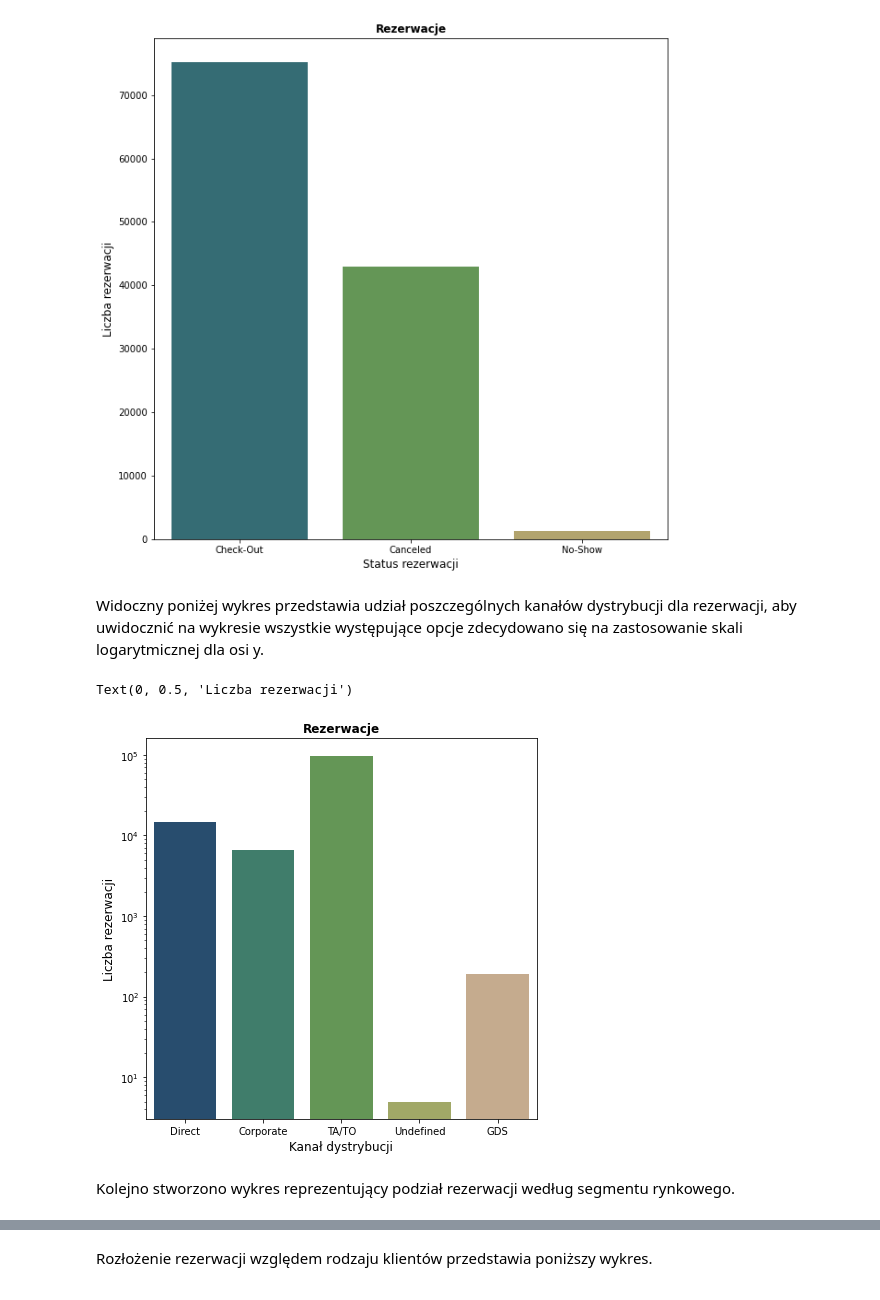
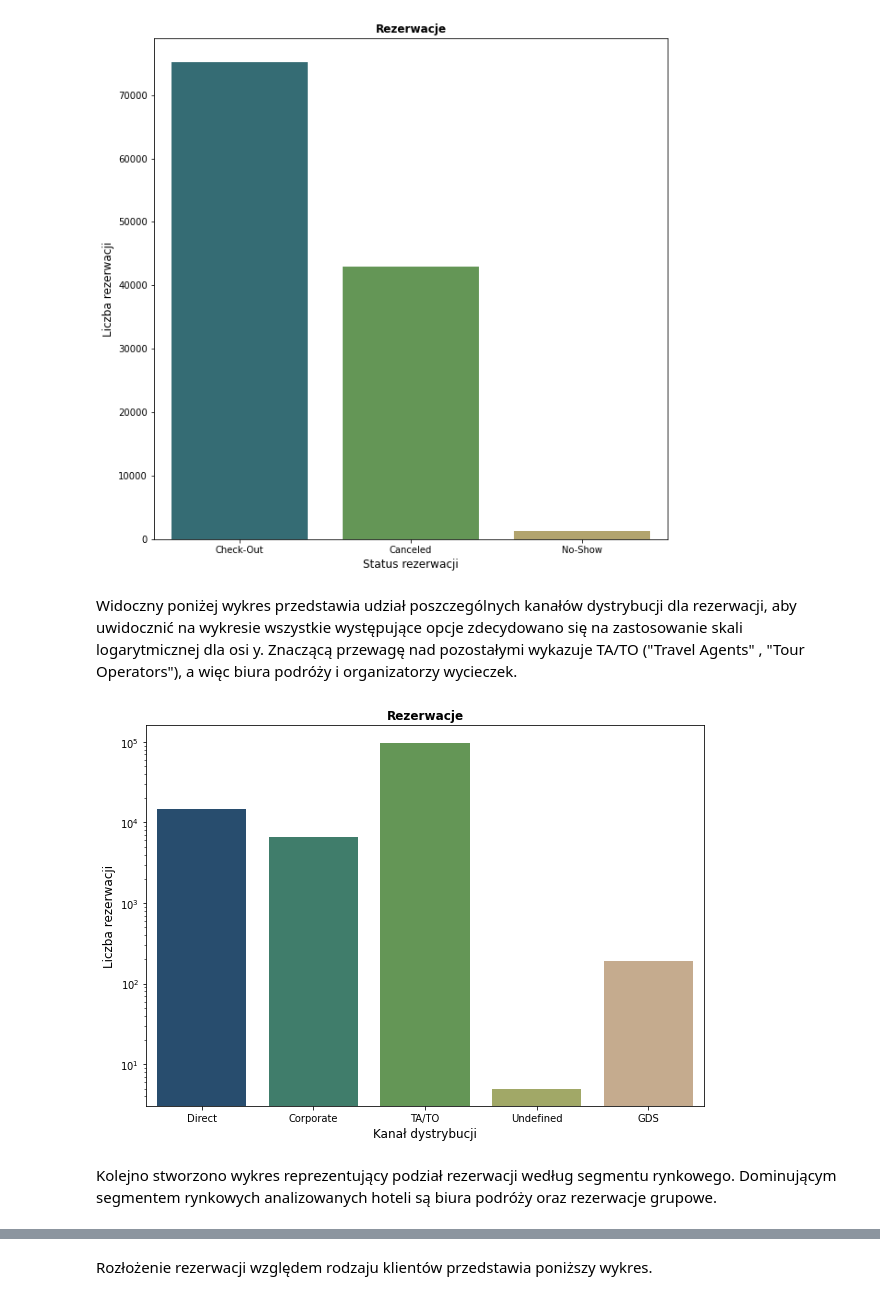
Before and after one commit to kaugustowski/hotel-data-sda, a Jupyter notebook: hotels.ipynb, the cells around one changed output, grey strips where cells are left out. Drawn from its saved outputs; the diff is of its cells as text; code cells hidden in the pictures.

```diff
--- a/hotels.ipynb
+++ b/hotels.ipynb
@@ -235,16 +239,17 @@ Text(0, 0.5, 'Liczba rezerwacji')
 [figure]
 # %% [markdown]
 Widoczny poniżej wykres przedstawia udział poszczególnych kanałów dystrybucji dla rezerwacji, aby uwidocznić na wykresie wszystkie występujące opcje zdecydowano się na zastosowanie skali logarytmicznej dla osi y.
+Znaczącą przewagę nad pozostałymi wykazuje TA/TO ("Travel Agents" , "Tour Operators"), a więc biura podróży i organizatorzy wycieczek.
 # %%
-plt.figure(figsize=(7,7))
-sns.countplot(x='distribution_channel', data = hotel_df, palette='gist_earth')
+plt.figure(figsize=(10, 7))
+sns.countplot(x='distribution_channel', data=hotel_df, palette='gist_earth')
 plt.title('Rezerwacje', weight='bold')
 plt.xlabel('Kanał dystrybucji', fontsize=12)
 plt.yscale('log')
-plt.ylabel('Liczba rezerwacji', fontsize=12)
+plt.ylabel('Liczba rezerwacji', fontsize=12);
 # %% [output]
-Text(0, 0.5, 'Liczba rezerwacji')
-[figure, old version]
+[figure, new version]
 # %% [markdown]
 Kolejno stworzono wykres reprezentujący podział rezerwacji według segmentu rynkowego.
+Dominującym segmentem rynkowych analizowanych hoteli są biura podróży oraz rezerwacje grupowe.
 # %%
```
Also changed, not shown: parts of 33 cells of this notebook.
